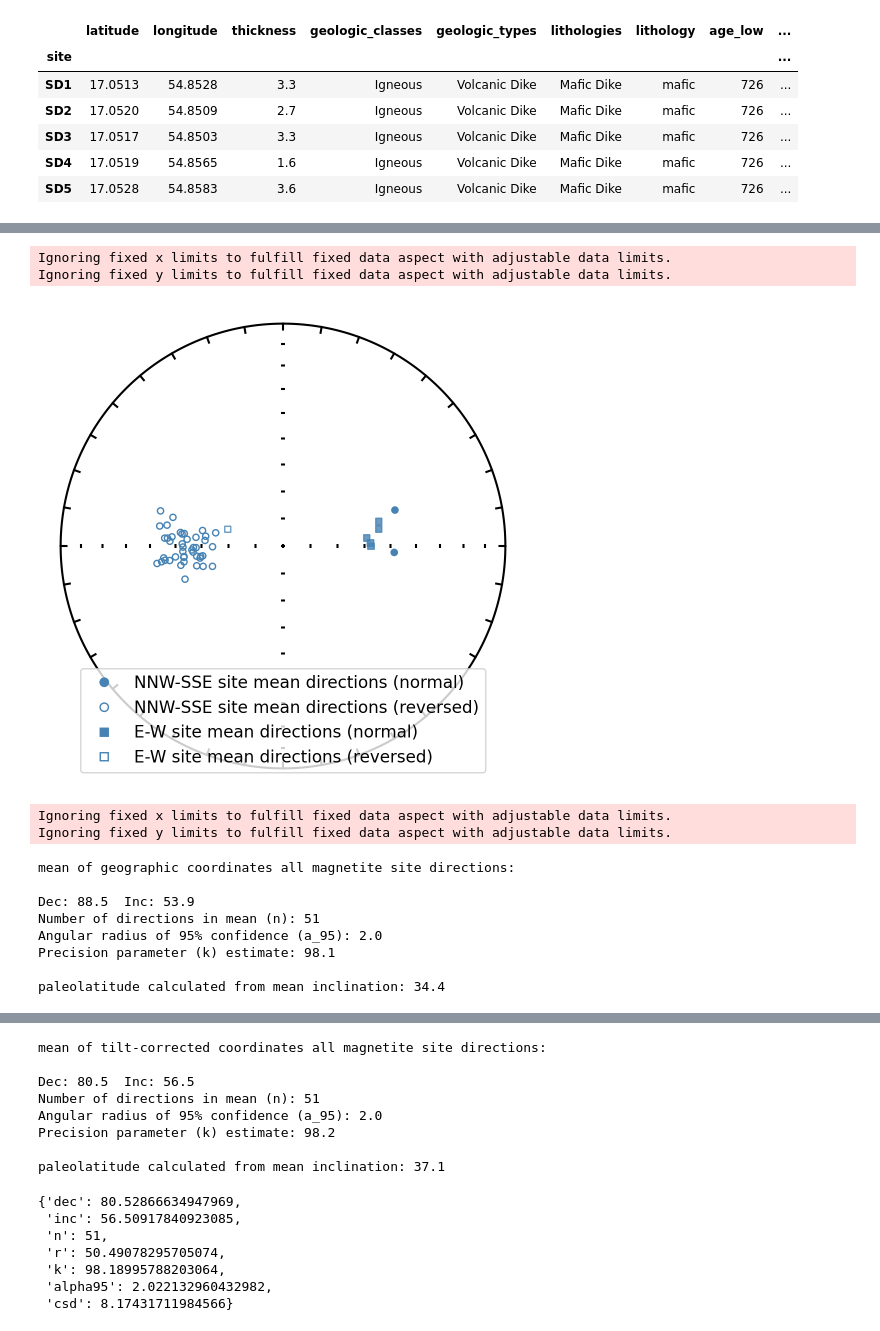
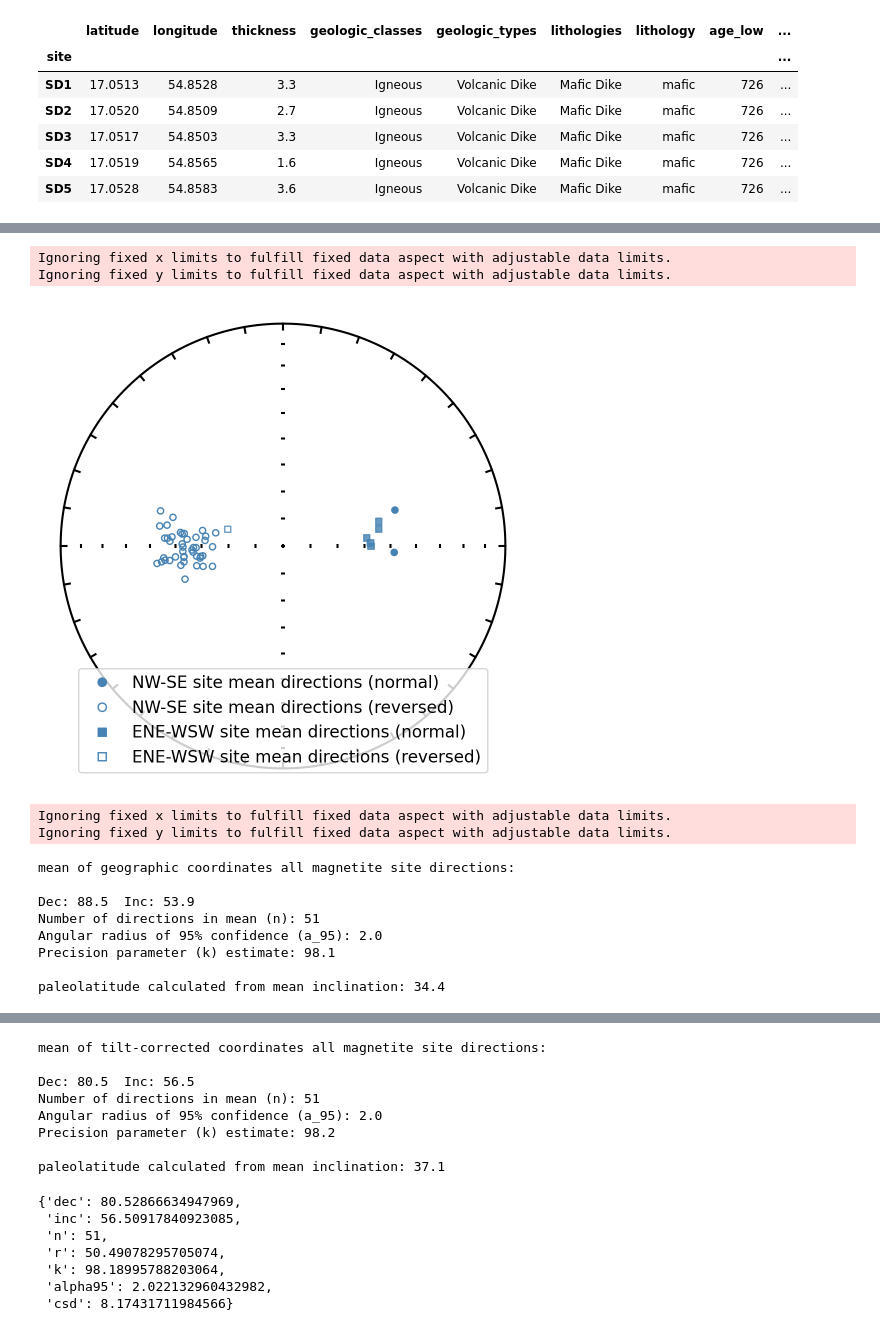
Before and after one commit to Swanson-Hysell-Group/2025_Oman_Paleogeography, a Jupyter notebook: code/dike_paleomagnetism.ipynb, the cells around one changed output, grey strips where cells are left out. Saved outputs shown, nothing was run; the diff lists cells and outputs as text; code cells hidden in the pictures.

```diff
--- a/code/dike_paleomagnetism.ipynb
+++ b/code/dike_paleomagnetism.ipynb
@@ -231,13 +231,13 @@ ipmag.plot_di(SD_sites_Leger_E_mag_gc['dir_dec'],
               markersize=20,alpha=0.8)
 # Create custom handles for the legend
 normal_handle_NNW = plt.Line2D([], [], color='steelblue', marker='o',
-                           linestyle='None', label='NNW-SSE site mean directions (normal)')
+                           linestyle='None', label='NW-SE site mean directions (normal)')
 reversed_handle_NNW = plt.Line2D([], [], color='steelblue', marker='o',
-                             linestyle='None', mfc='none', label='NNW-SSE site mean directions (reversed)')
+                             linestyle='None', mfc='none', label='NW-SE site mean directions (reversed)')
 normal_handle_E = plt.Line2D([], [], color='steelblue', marker='s',
-                           linestyle='None', label='E-W site mean directions (normal)')
+                           linestyle='None', label='ENE-WSW site mean directions (normal)')
 reversed_handle_E = plt.Line2D([], [], color='steelblue', marker='s',
-                             linestyle='None', mfc='none', label='E-W site mean directions (reversed)')
+                             linestyle='None', mfc='none', label='ENE-WSW site mean directions (reversed)')
 
 # Add legend
 plt.legend(handles=[normal_handle_NNW, reversed_handle_NNW, normal_handle_E, reversed_handle_E],
@@ -269,38 +269,38 @@ ipmag.plot_di(SD_sites_Leger_E_mag_tc['dir_dec'],
               color='steelblue', marker='s', label='magnetite site\nmean directions',
               markersize=20,alpha=0.8)
 # Create custom handles for the legend
 normal_handle_NNW = plt.Line2D([], [], color='steelblue', marker='o',
-                           linestyle='None', label='NNW-SSE site mean directions (normal)')
+                           linestyle='None', label='NW-SE site mean directions (normal)')
 reversed_handle_NNW = plt.Line2D([], [], color='steelblue', marker='o',
-                             linestyle='None', mfc='none', label='NNW-SSE site mean directions (reversed)')
+                             linestyle='None', mfc='none', label='NW-SE site mean directions (reversed)')
 normal_handle_E = plt.Line2D([], [], color='steelblue', marker='s',
-                           linestyle='None', label='E-W site mean directions (normal)')
+                           linestyle='None', label='ENE-WSW site mean directions (normal)')
 reversed_handle_E = plt.Line2D([], [], color='steelblue', marker='s',
-                             linestyle='None', mfc='none', label='E-W site mean directions (reversed)')
+                             linestyle='None', mfc='none', label='ENE-WSW site mean directions (reversed)')
 
 # Add legend
 plt.legend(handles=[normal_handle_NNW, reversed_handle_NNW, normal_handle_E, reversed_handle_E],
            loc='lower center', fontsize=12)
 plt.savefig('./output/SD_site_data_Leger_mag_tc.pdf')
 plt.show()
 
 SD_sites_Leger_all_mag_dec_tc = SD_sites_Leger_NNW_mag_tc['dir_dec'].tolist() + SD_sites_Leger_E_mag_tc['dir_dec'].tolist()
 SD_sites_Leger_all_mag_inc_tc = SD_sites_Leger_NNW_mag_tc['dir_inc'].tolist() + SD_sites_Leger_E_mag_tc['dir_inc'].tolist()
 
 SD_sites_Leger_all_mag_tc_diblock = ipmag.make_di_block(SD_sites_Leger_all_mag_dec_tc, SD_sites_Leger_all_mag_inc_tc)
 SD_sites_Leger_all_mag_tc_unified = pmag.flip(SD_sites_Leger_all_mag_tc_diblock, combine=True)
 SD_sites_Leger_all_mag_tc_unified_mean = ipmag.fisher_mean(di_block=SD_sites_Leger_all_mag_tc_unified)
 
 print('mean of tilt-corrected coordinates all magnetite site directions:')
 print('')
 ipmag.print_direction_mean(SD_sites_Leger_all_mag_tc_unified_mean)
 plat_from_inc = ipmag.lat_from_inc(SD_sites_Leger_all_mag_tc_unified_mean['inc'])
 print('')
 print('paleolatitude calculated from mean inclination: ' + str(round(plat_from_inc,1)))
 # %% [output]
 Ignoring fixed x limits to fulfill fixed data aspect with adjustable data limits.
 Ignoring fixed y limits to fulfill fixed data aspect with adjustable data limits.
-[figure, old version]
+[figure, new version]
 Ignoring fixed x limits to fulfill fixed data aspect with adjustable data limits.
 Ignoring fixed y limits to fulfill fixed data aspect with adjustable data limits.
 mean of geographic coordinates all magnetite site directions:
```
Also changed, not shown: parts of 8 cells of this notebook, 3 other files.
